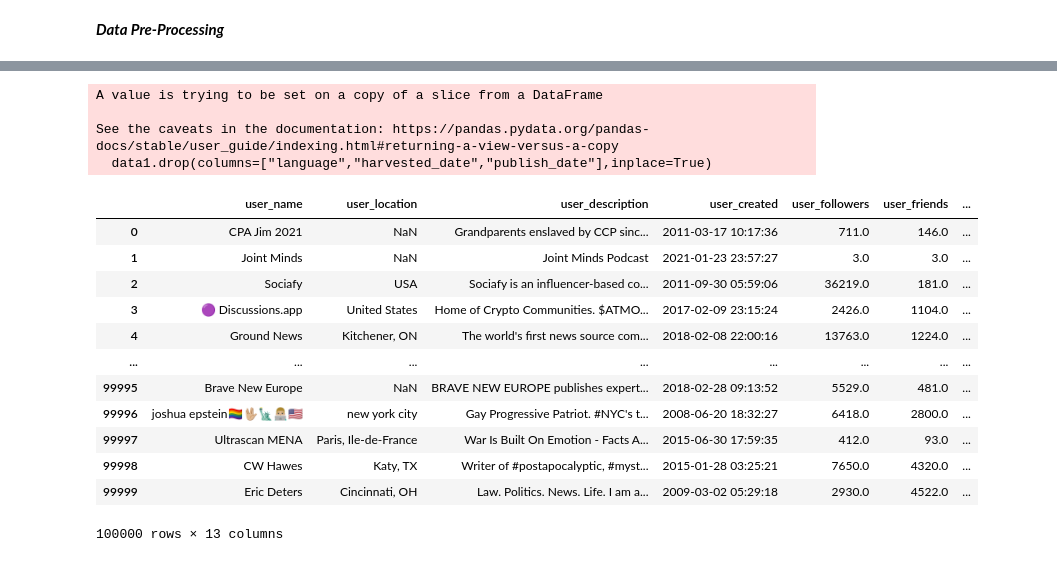
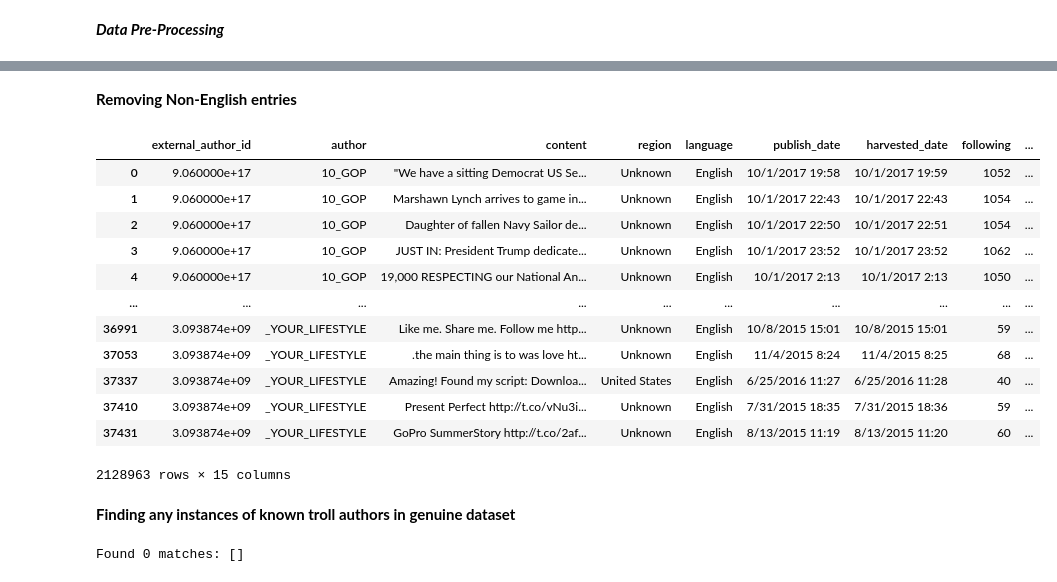
Before and after one commit to jfassett1/capstone, a Jupyter notebook: EDA.ipynb, the cells around one changed output, grey strips where cells are left out. Drawn from its saved outputs; the diff is of its cells as text; code cells hidden in the pictures.

```diff
--- a/EDA.ipynb
+++ b/EDA.ipynb
@@ -34,23 +15,43 @@ data1
+# %% [markdown]
+**Removing Non-English entries**
 # %%
 #Removing non-english entries
-data1 = trolldata[trolldata["language"] == "English"]
-data1.drop(columns=["language","harvested_date","publish_date"],inplace=True)
-genuine.iloc[:100_000]
+troll = trolldata[trolldata["language"] == "English"]
+# genuine.iloc[:100_000]
+troll
 # %% [output]
+|  | external_author_id | author | content | region | language | publish_date | harvested_date | following | ... |
+| 0 | 9.060000e+17 | 10_GOP | "We have a sitting Democrat US Se... | Unknown | English | 10/1/2017 19:58 | 10/1/2017 19:59 | 1052 | ... |
+| 1 | 9.060000e+17 | 10_GOP | Marshawn Lynch arrives to game in... | Unknown | English | 10/1/2017 22:43 | 10/1/2017 22:43 | 1054 | ... |
+| 2 | 9.060000e+17 | 10_GOP | Daughter of fallen Navy Sailor de... | Unknown | English | 10/1/2017 22:50 | 10/1/2017 22:51 | 1054 | ... |
+| 3 | 9.060000e+17 | 10_GOP | JUST IN: President Trump dedicate... | Unknown | English | 10/1/2017 23:52 | 10/1/2017 23:52 | 1062 | ... |
+| 4 | 9.060000e+17 | 10_GOP | 19,000 RESPECTING our National An... | Unknown | English | 10/1/2017 2:13 | 10/1/2017 2:13 | 1050 | ... |
+| ... | ... | ... | ... | ... | ... | ... | ... | ... | ... |
+| 36991 | 3.093874e+09 | _YOUR_LIFESTYLE | Like me. Share me. Follow me http... | Unknown | English | 10/8/2015 15:01 | 10/8/2015 15:01 | 59 | ... |
+| 37053 | 3.093874e+09 | _YOUR_LIFESTYLE | .the main thing is to was love ht... | Unknown | English | 11/4/2015 8:24 | 11/4/2015 8:25 | 68 | ... |
+| 37337 | 3.093874e+09 | _YOUR_LIFESTYLE | Amazing! Found my script: Downloa... | United States | English | 6/25/2016 11:27 | 6/25/2016 11:28 | 40 | ... |
+| 37410 | 3.093874e+09 | _YOUR_LIFESTYLE | Present Perfect http://t.co/vNu3i... | Unknown | English | 7/31/2015 18:35 | 7/31/2015 18:36 | 59 | ... |
+| 37431 | 3.093874e+09 | _YOUR_LIFESTYLE | GoPro SummerStory http://t.co/2af... | Unknown | English | 8/13/2015 11:19 | 8/13/2015 11:20 | 60 | ... |
-A value is trying to be set on a copy of a slice from a DataFrame
-
-See the caveats in the documentation: https://pandas.pydata.org/pandas-docs/stable/user_guide/indexing.html#returning-a-view-versus-a-copy
-  data1.drop(columns=["language","harvested_date","publish_date"],inplace=True)
+2128963 rows × 15 columns
-|  | user_name | user_location | user_description | user_created | user_followers | user_friends | ... |
-| 0 | CPA Jim 2021 | NaN | Grandparents enslaved by CCP sinc... | 2011-03-17 10:17:36 | 711.0 | 146.0 | ... |
-| 1 | Joint Minds | NaN | Joint Minds Podcast | 2021-01-23 23:57:27 | 3.0 | 3.0 | ... |
-| 2 | Sociafy | USA | Sociafy is an influencer-based co... | 2011-09-30 05:59:06 | 36219.0 | 181.0 | ... |
-| 3 | 🟣 Discussions.app | United States | Home of Crypto Communities. $ATMO... | 2017-02-09 23:15:24 | 2426.0 | 1104.0 | ... |
-| 4 | Ground News | Kitchener, ON | The world's first news source com... | 2018-02-08 22:00:16 | 13763.0 | 1224.0 | ... |
-| ... | ... | ... | ... | ... | ... | ... | ... |
-| 99995 | Brave New Europe | NaN | BRAVE NEW EUROPE publishes expert... | 2018-02-28 09:13:52 | 5529.0 | 481.0 | ... |
-| 99996 | joshua epstein🏳️‍🌈🖖🏼🗽👨🏼‍💻🇺🇸 | new york city | Gay Progressive Patriot. #NYC's t... | 2008-06-20 18:32:27 | 6418.0 | 2800.0 | ... |
-| 99997 | Ultrascan MENA | Paris, Ile-de-France | War Is Built On Emotion - Facts A... | 2015-06-30 17:59:35 | 412.0 | 93.0 | ... |
-| 99998 | CW Hawes | Katy, TX | Writer of #postapocalyptic, #myst... | 2015-01-28 03:25:21 | 7650.0 | 4320.0 | ... |
-| 99999 | Eric Deters | Cincinnati, OH | Law. Politics. News. Life. I am a... | 2009-03-02 05:29:18 | 2930.0 | 4522.0 | ... |
-100000 rows × 13 columns
+# %% [markdown]
+**Finding any instances of known troll authors in genuine dataset**
+# %%
+#Getting list of troll authors
+trollauthors = []
+for author in troll['author'].unique():
+    trollauthors.append(author)
+trollauthors
+
+#Getting list of genuine authors
+genuineauthors = genuine['user_name'].apply(lambda x: x.upper() if isinstance(x, str) else x)
+
+#Searching for identical names
+
+matches = []
+for rname,tname in zip(genuineauthors,trollauthors):
+    if rname == tname:
+        matches.append(rname)
+
+print(f"Found {len(matches)} matches: {matches}")
+# %% [output]
+Found 0 matches: []
```
Also changed, not shown: parts of 15 cells of this notebook.
